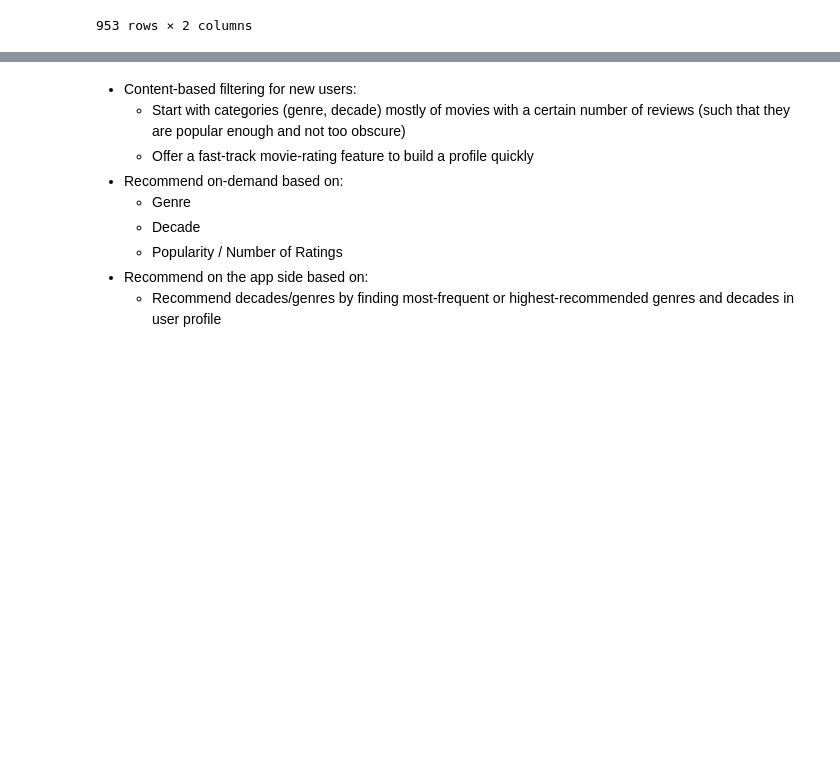
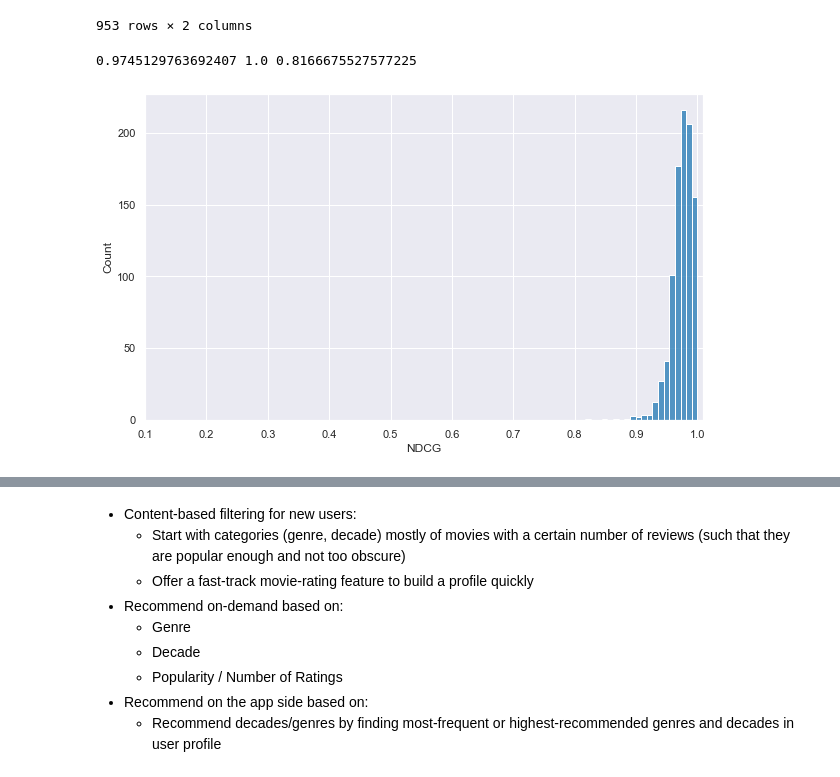
Before and after one commit to willcd/module4-project, a Jupyter notebook: notebook.ipynb, the cells around one changed output, grey strips where cells are left out. Cells and saved outputs as stored; diff of their text form; code cells hidden in the pictures; blank space fills up the shorter version.

```diff
--- a/notebook.ipynb
+++ b/notebook.ipynb
@@ -607,0 +708,31 @@ Rank: 100, Reg: 0.1
+# %%
+evaluations = []
+best = 0
+best_params = []
+
+rmses = []
+ndcgs = []
+
+for rank in [50, 100]:
+    for reg in [.1, .01, .001]:
+        print(f"Rank({rank}) reg({reg}) fitting...")
+        model = ALS(userCol="userId", itemCol="movieId", ratingCol="rating",\
+                    rank=rank, maxIter=20, regParam=reg).fit(train)
+
+        pred_train = model.transform(train)
+        pred_test = model.transform(test)
+
+        ndcg = NDCG(pred_train, pred_test)
+
+        evaluator = RegressionEvaluator(metricName='rmse', labelCol="rating", predictionCol="prediction")
+        rmse = evaluator.evaluate(pred_test.na.drop())
+
+        print("rmse =", str(rmse), '|', 'ndcg =', ndcg[0])
+
+        evaluations.append([ndcg, rmse, (rank, reg)])
+
+        if ndcg[0] > best:
+            best = ndcg[0]
+            best_params = [rank, reg]
+print(f"Best score: {best}")
+print(f"Rank: {best_params[0]}, Reg: {best_params[1]}")
@@ -641 +781,16 @@ def dcg(values, k):
+# %%
+ndcg_mean = np.mean(ndcg_best_model)
+ndcg_max = np.max(ndcg_best_model)
+ndcg_min = np.min(ndcg_best_model)
+
+print(ndcg_mean, ndcg_max, ndcg_min)
+# %% [output]
+0.9745129763692407 1.0 0.8166675527577225
+# %%
+plt.figure(figsize=(10,6))
+ax = sns.histplot(ndcg, bins=20)
+ax.set_xticks([.1,.2,.3,.4,.5,.6,.7,.8,.9,1])
+ax.set_xlabel('NDCG');
+# %% [output]
+[figure, added]
 # %%
```
Also changed, not shown: parts of 59 cells of this notebook.
